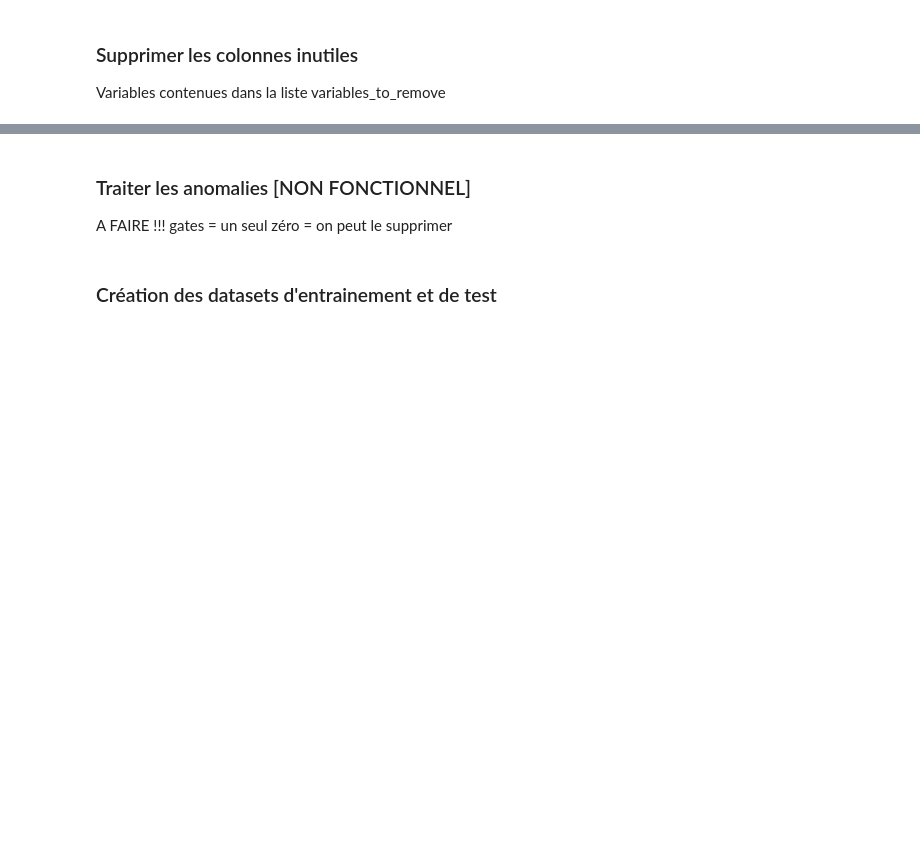
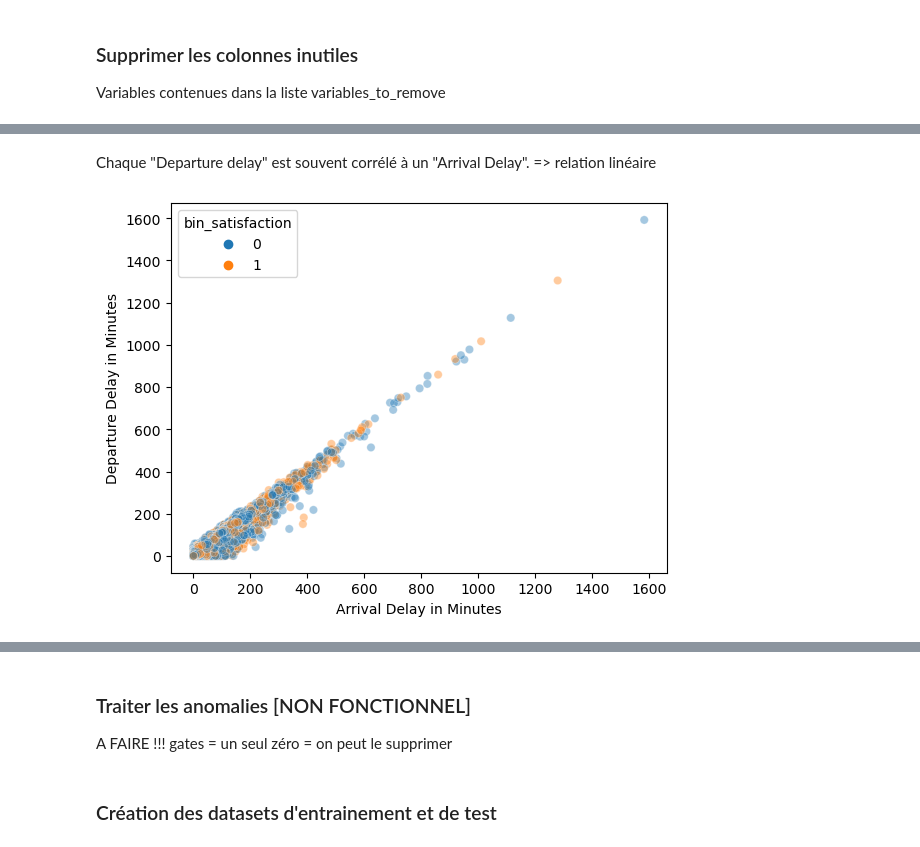
Before and after one commit to ophelie-gaudin/4MLSP-project, a Jupyter notebook: 1- pretraitement.ipynb, the cells around one changed output, grey strips where cells are left out. Drawn from its saved outputs; the diff is of its cells as text; code cells hidden in the pictures; blank space fills up the shorter version.

```diff
--- a/1- pretraitement.ipynb
+++ b/1- pretraitement.ipynb
@@ -215,0 +296,6 @@ df = df.drop(variables_to_remove, axis=1)
+# %% [markdown]
+Chaque "Departure delay" est souvent corrélé à un "Arrival Delay". => relation linéaire
+# %%
+sns.scatterplot(data=df, x='Arrival Delay in Minutes', y='Departure Delay in Minutes', hue='bin_satisfaction', alpha=0.4);
+# %% [output]
+[figure, added]
```
Also changed, not shown: parts of 32 cells of this notebook, 1 other file.
